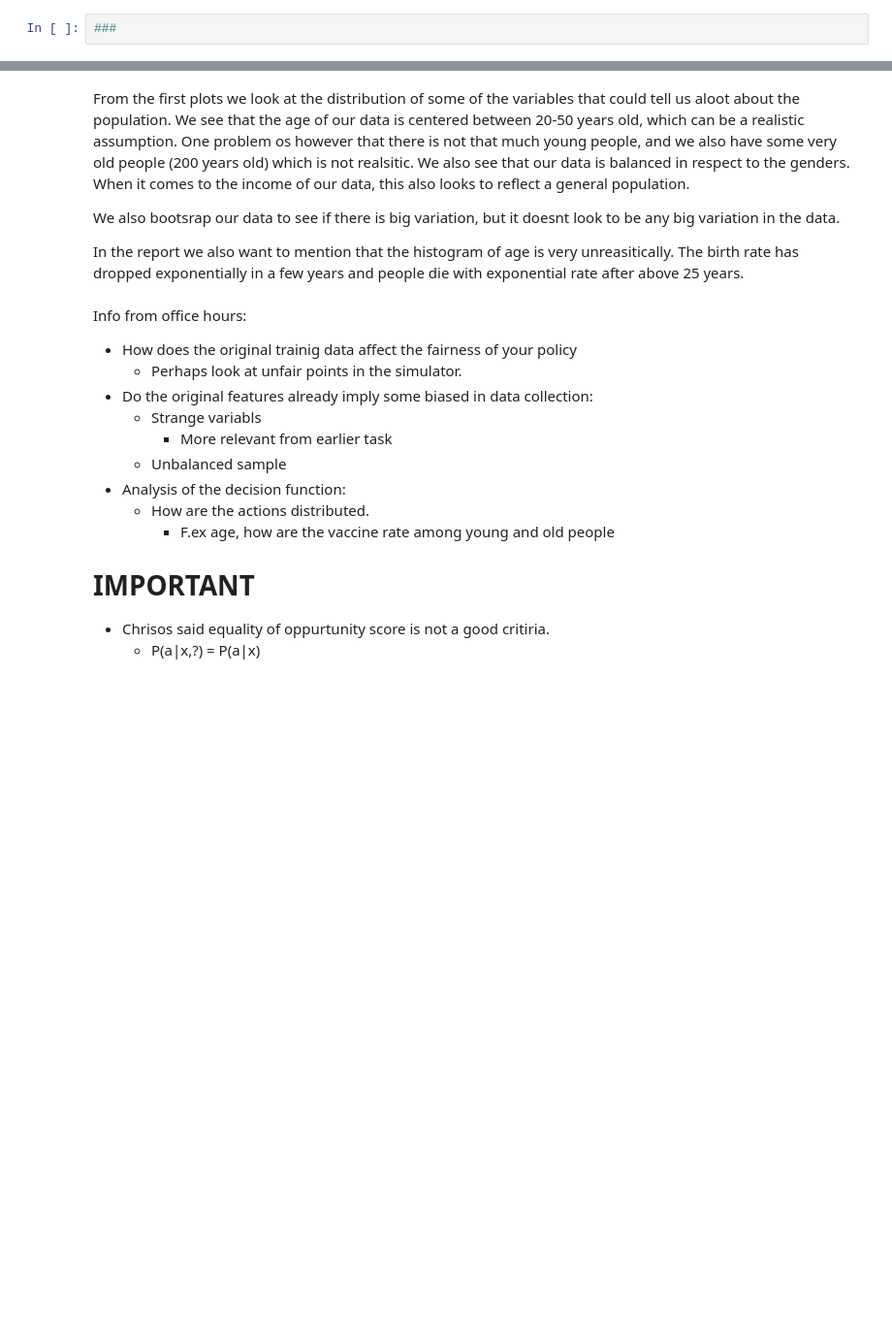
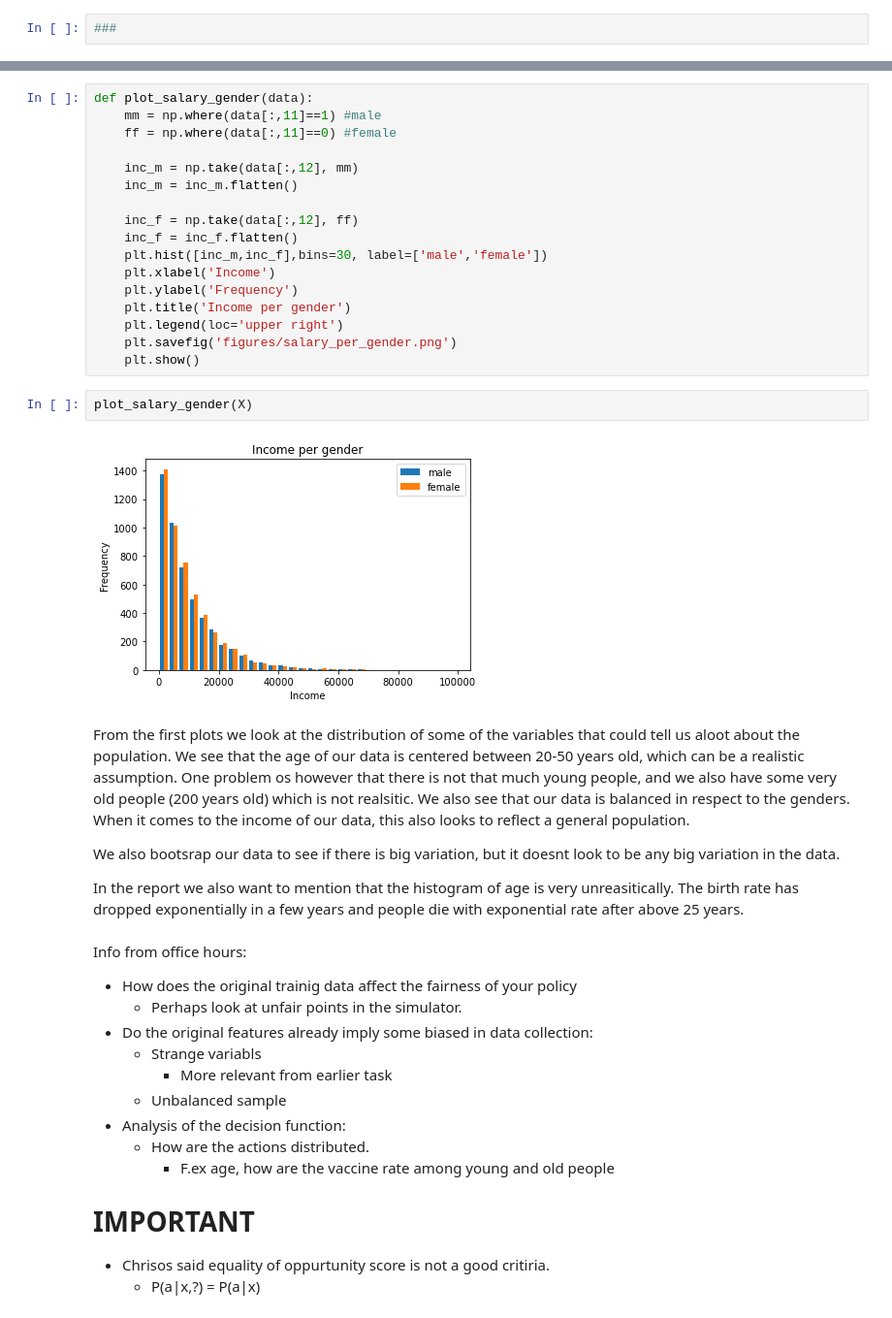
Before and after one commit to Even-tr/Project-2-Fairness-Privacy-Experiment-Design, a Jupyter notebook: src/2b.ipynb, the cells around one changed output, grey strips where cells are left out. Shown at 97% size. Drawn from its saved outputs; the diff is of its cells as text; blank space fills up the shorter version.

```diff
--- a/src/2b.ipynb
+++ b/src/2b.ipynb
@@ -67,3 +90,24 @@ boot_var(data=X, varia=varia, var_num=var_num, B=1000)
+# %%
+def plot_salary_gender(data):
+    mm = np.where(data[:,11]==1) #male
+    ff = np.where(data[:,11]==0) #female
+
+    inc_m = np.take(data[:,12], mm)
+    inc_m = inc_m.flatten()
+
+    inc_f = np.take(data[:,12], ff)
+    inc_f = inc_f.flatten()
+    plt.hist([inc_m,inc_f],bins=30, label=['male','female'])
+    plt.xlabel('Income')
+    plt.ylabel('Frequency')
+    plt.title('Income per gender')
+    plt.legend(loc='upper right')
+    plt.savefig('figures/salary_per_gender.png')
+    plt.show()
+# %%
+plot_salary_gender(X)
+# %% [output]
+[figure, added]
 # %% [markdown]
 From the first plots we look at the distribution of some of the variables that could tell us aloot about the population. We see that the age of our data is centered between 20-50 years old, which can be a realistic assumption. One problem os however that there is not that much young people, and we also have some very old people (200 years old) which is not realsitic. We also see that our data is balanced in respect to the genders. When it comes to the income of our data, this also looks to reflect a general population.
 
```
Also changed, not shown: parts of 7 cells of this notebook, 11 other files.
